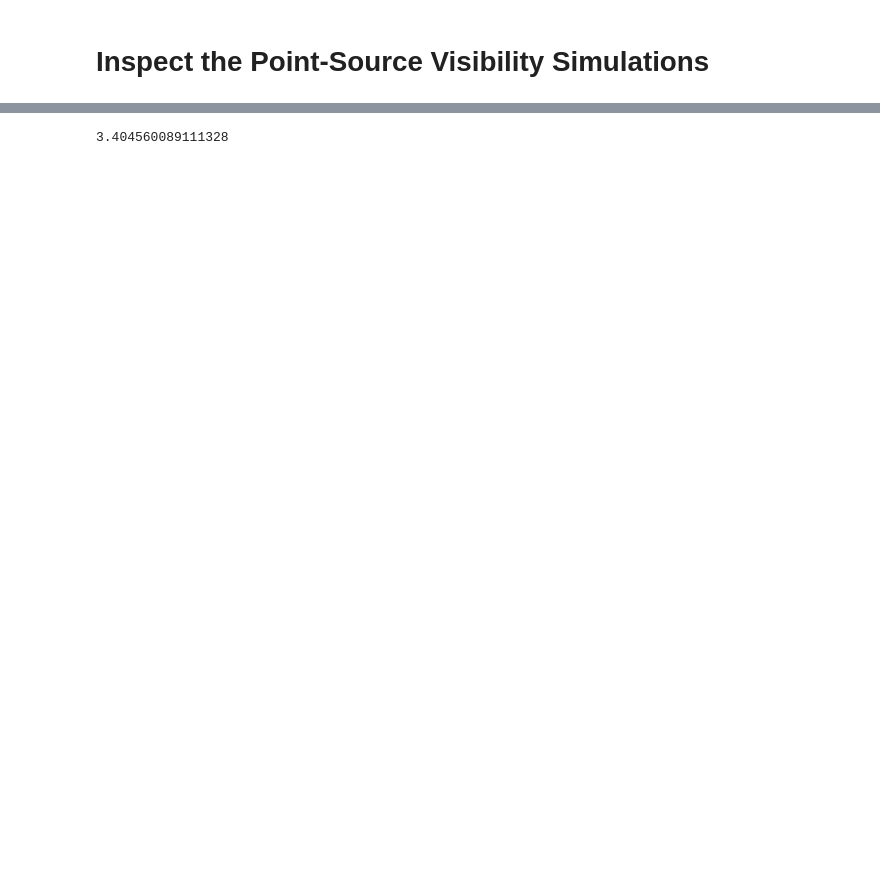
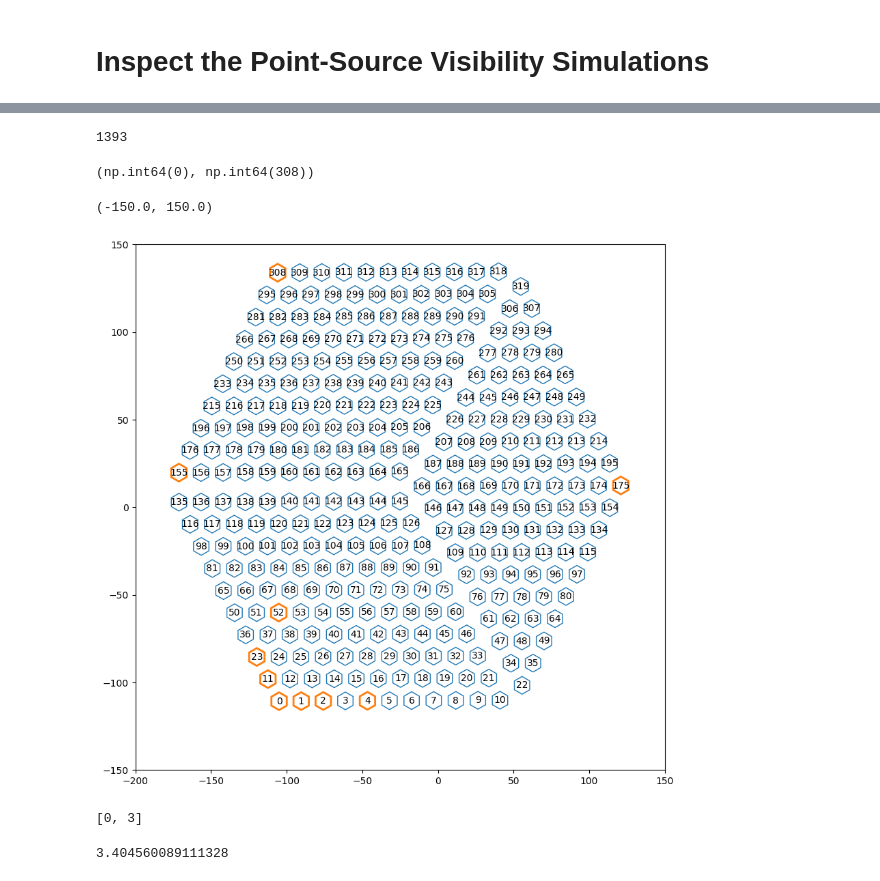
Before and after one commit to RajorshiSChandra/validation-sim, a Jupyter notebook: notebooks/inspect-ptsrc.ipynb, the cells around one changed output, grey strips where cells are left out. Cells and saved outputs as stored; diff of their text form; code cells hidden in the pictures; blank space fills up the shorter version.

```diff
--- a/notebooks/inspect-ptsrc.ipynb
+++ b/notebooks/inspect-ptsrc.ipynb
@@ -46,5 +32,56 @@ blidx = [meta.antpairs.index(p) if p in meta.antpairs else meta.antpairs.index(p
+# %%
+core_antpairs = [ap for idx, ap in enumerate(meta.antpairs) if core_mask[idx]]
+# %%
+len(core_uvws)
+# %% [output]
+1393
+# %%
+max_ew_idx = np.argmax(core_uvws[:, 0])
+max_ns_idx = np.argmax(np.abs(core_uvws[:, 1]) - np.abs(core_uvws[:, 0]))
+# %%
+max_ew_bl = core_antpairs[max_ew_idx]
+max_ns_bl = core_antpairs[max_ns_idx]
+# %%
+max_ns_bl
+# %% [output]
+(np.int64(0), np.int64(308))
+# %%
+antpairs = [
+    (0, 1),
+    (0, 2),
+    (0, 4),
+    (0, 11),
+    (0, 23),
+    (0, 52),
+    max_ew_bl,
+    max_ns_bl
+]
+blidx = [meta.antpairs.index(p) if p in meta.antpairs else meta.antpairs.index(p[::-1]) for p in antpairs]
+# %%
+plt.figure(figsize=(10,10))
+plt.scatter(meta.antpos_enu[:,0], meta.antpos_enu[:, 1], marker='h', color='none', lw=1, edgecolor='C0', s=350)
+
+ants_to_highlight = sorted(set(sum(antpairs, start=())))
+thispos = meta.antpos_enu[ants_to_highlight]
+
+# thispos = meta.antpos_enu[blidx]
+plt.scatter(thispos[:,0], thispos[:, 1], marker='h', color='none', lw=2, edgecolor='C1', s=350)
+
+for i, pos in enumerate(meta.antpos_enu):
+    if -200 < pos[0] < 150 and -150 < pos[1] < 150:
+        plt.text(pos[0], pos[1], str(i), ha='center', va='center')
+
+plt.xlim(-200,150)
+plt.ylim(-150,150)
+# %% [output]
+(-150.0, 150.0)
+[figure, added]
 # %%
 polidx = [meta.pols.index('xx'), meta.pols.index('yy')]
+# %%
+polidx
+# %% [output]
+[0, 3]
 # %%
 pols = ['xx', 'yy']
 # %%
```
Also changed, not shown: parts of 15 cells of this notebook, 3 other files.
